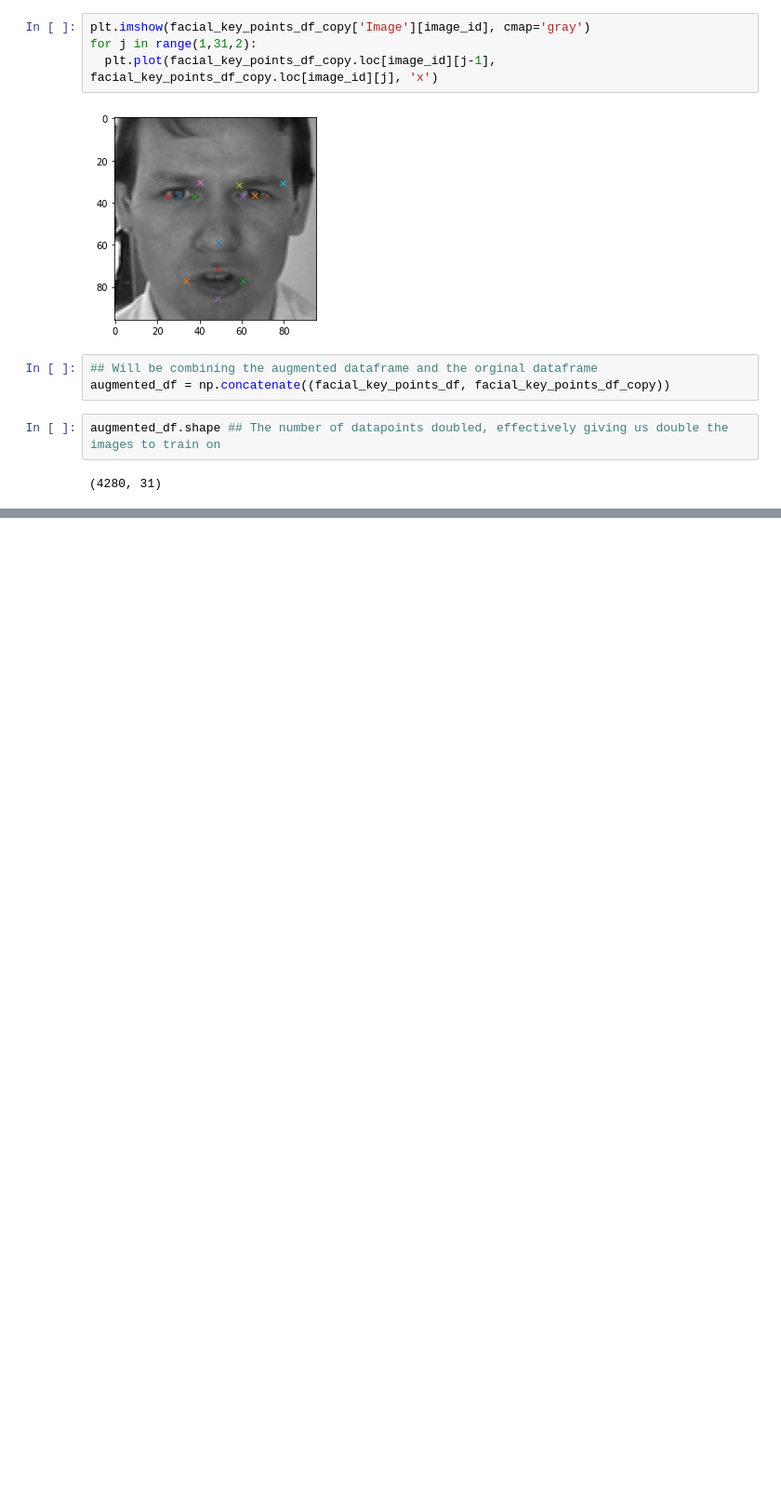
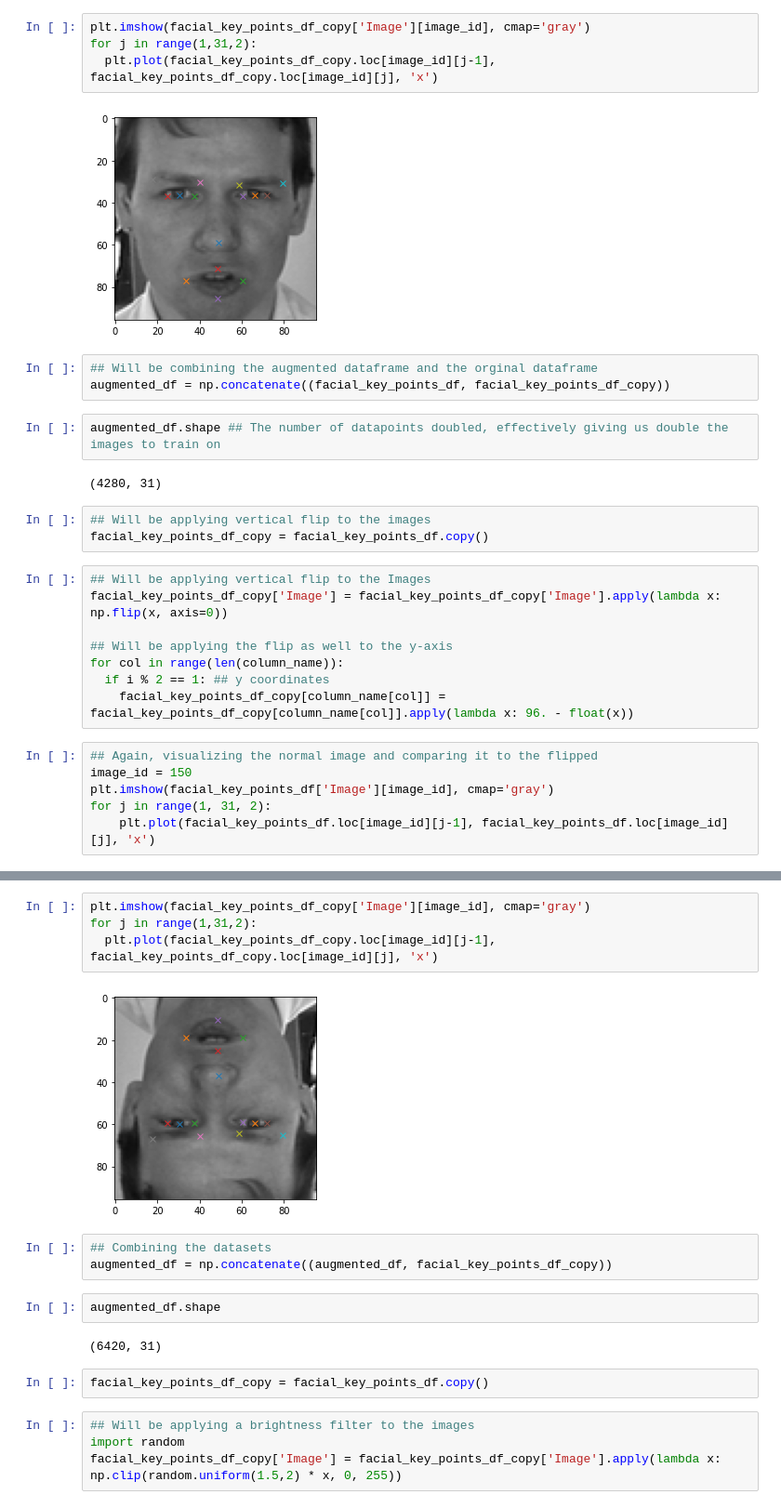
Before and after one commit to speri203/emotion_detection, a Jupyter notebook: Emotion_AI.ipynb, the cells around one changed output, grey strips where cells are left out. Shown at 93% size. Cells and saved outputs as stored; diff of their text form; blank space fills up the shorter version.

Commit message:
Finished implementing augmentation techniques (brightness, vert flip, horiz flip)

```diff
--- a/Emotion_AI.ipynb
+++ b/Emotion_AI.ipynb
@@ -203,3 +203,20 @@ augmented_df = np.concatenate((facial_key_points_df, facial_key_points_df_copy))
 augmented_df.shape ## The number of datapoints doubled, effectively giving us double the images to train on
 # %% [output]
 (4280, 31)
+# %%
+## Will be applying vertical flip to the images
+facial_key_points_df_copy = facial_key_points_df.copy()
+# %%
+## Will be applying vertical flip to the Images
+facial_key_points_df_copy['Image'] = facial_key_points_df_copy['Image'].apply(lambda x: np.flip(x, axis=0))
+
+## Will be applying the flip as well to the y-axis
+for col in range(len(column_name)):
+  if i % 2 == 1: ## y coordinates
+    facial_key_points_df_copy[column_name[col]] = facial_key_points_df_copy[column_name[col]].apply(lambda x: 96. - float(x))
+# %%
+## Again, visualizing the normal image and comparing it to the flipped
+image_id = 150
+plt.imshow(facial_key_points_df['Image'][image_id], cmap='gray')
+for j in range(1, 31, 2):
+    plt.plot(facial_key_points_df.loc[image_id][j-1], facial_key_points_df.loc[image_id][j], 'x')
@@ -205,0 +225,19 @@ augmented_df.shape ## The number of datapoints doubled, effectively giving us do
+# %%
+plt.imshow(facial_key_points_df_copy['Image'][image_id], cmap='gray')
+for j in range(1,31,2):
+  plt.plot(facial_key_points_df_copy.loc[image_id][j-1], facial_key_points_df_copy.loc[image_id][j], 'x')
+# %% [output]
+[figure, added]
+# %%
+## Combining the datasets
+augmented_df = np.concatenate((augmented_df, facial_key_points_df_copy))
+# %%
+augmented_df.shape
+# %% [output]
+(6420, 31)
+# %%
+facial_key_points_df_copy = facial_key_points_df.copy()
+# %%
+## Will be applying a brightness filter to the images
+import random
+facial_key_points_df_copy['Image'] = facial_key_points_df_copy['Image'].apply(lambda x: np.clip(random.uniform(1.5,2) * x, 0, 255))
```
Also changed, not shown: parts of 4 cells of this notebook.
